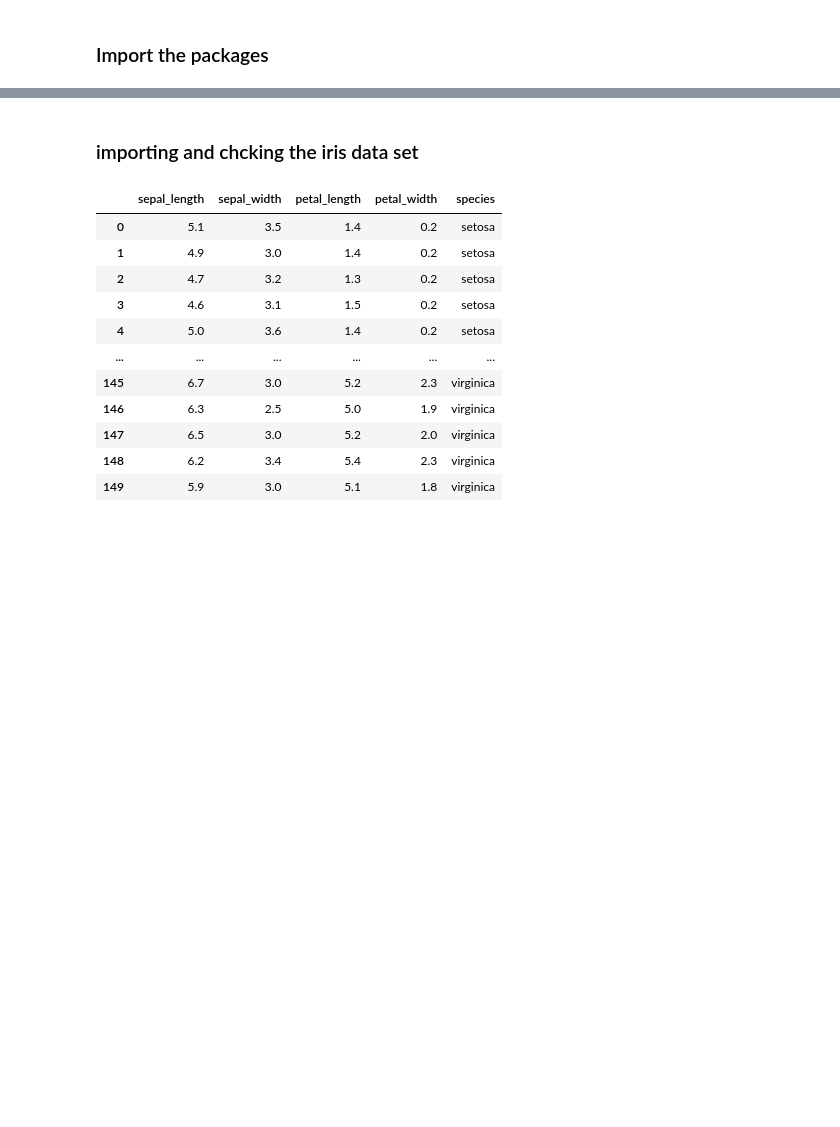
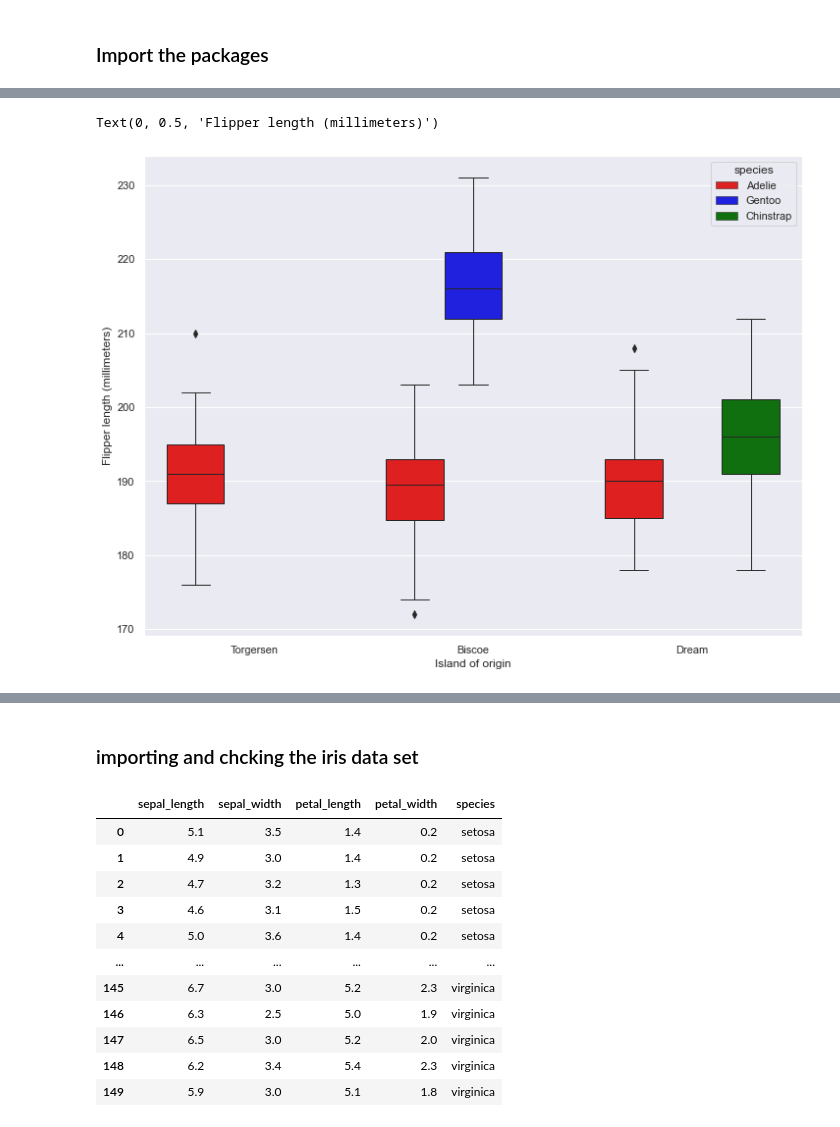
Before and after one commit to Jonathangmit/Machine-learning-and-statistics, a Jupyter notebook: scikit-learn.ipynb, the cells around one changed output, grey strips where cells are left out. Cells and saved outputs as stored; diff of their text form; code cells hidden in the pictures; blank space fills up the shorter version.

```diff
--- a/scikit-learn.ipynb
+++ b/scikit-learn.ipynb
@@ -18,0 +103,14 @@ plt.style.use('ggplot')
+# %%
+# setting up a box plot to display body mass, location and species
+sns.set(rc={'figure.figsize':(12,9)})
+g = sns.boxplot(x = 'island',
+            y ='flipper_length_mm',
+            hue = 'species',
+            data = penguins,
+            palette=['red','blue','green'],
+            linewidth=1)
+g.set_xlabel('Island of origin')
+g.set_ylabel('Flipper length (millimeters)')
+# %% [output]
+Text(0, 0.5, 'Flipper length (millimeters)')
+[figure, added]
```
Also changed, not shown: parts of 22 cells of this notebook, 1 other file.
